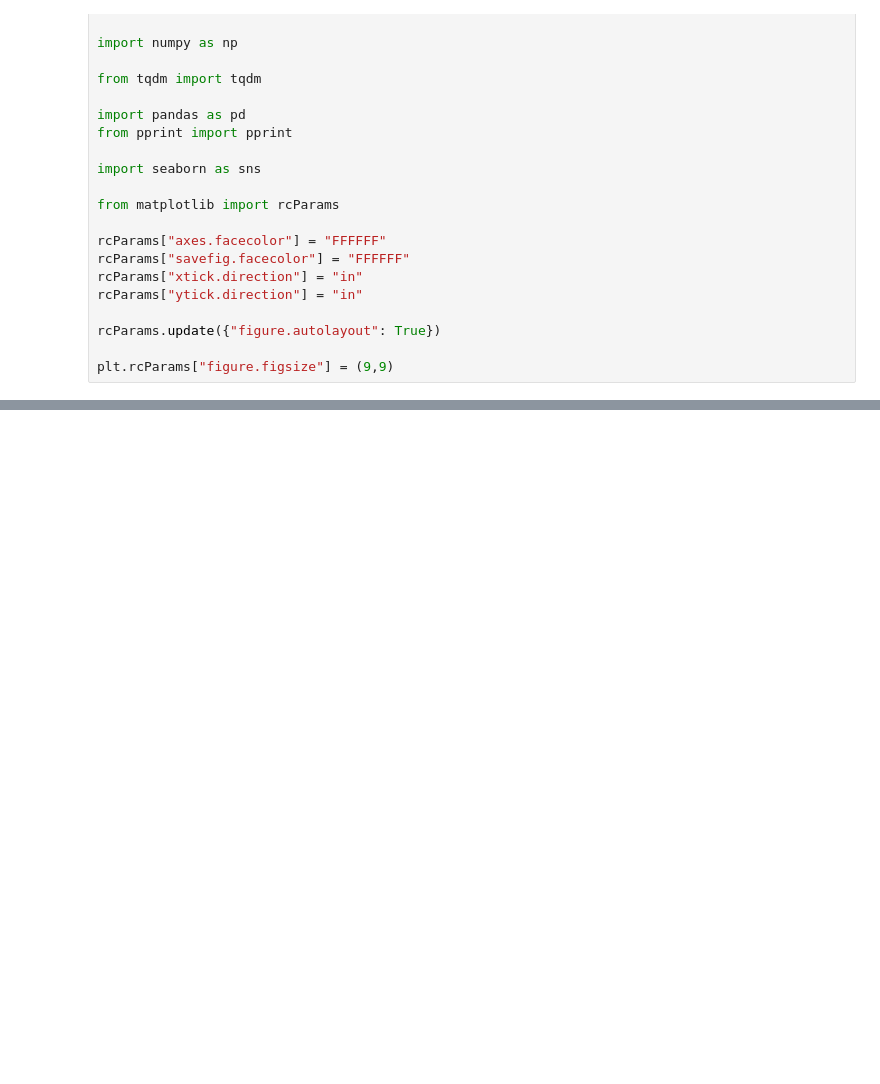
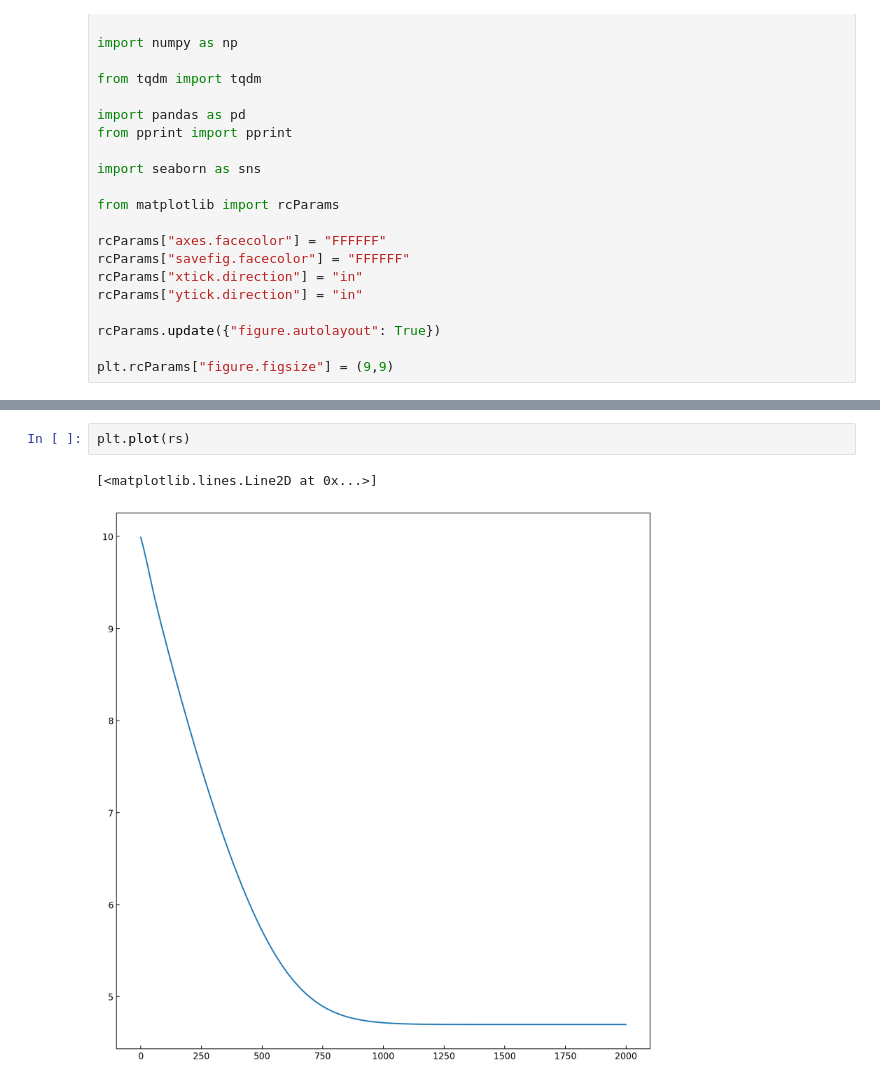
Before and after one commit to dpohanlon/fast-mi, a Jupyter notebook: examples/mi_nb.ipynb, the cells around one changed output, grey strips where cells are left out. Saved outputs shown, nothing was run; the diff lists cells and outputs as text; blank space fills up the shorter version.

```diff
--- a/examples/mi_nb.ipynb
+++ b/examples/mi_nb.ipynb
@@ -99,0 +111,5 @@ plt.plot(losses)
+# %%
+plt.plot(rs)
+# %% [output]
+[<matplotlib.lines.Line2D at 0x...>]
+[figure, added]
```
Also changed, not shown: parts of 11 cells of this notebook.
